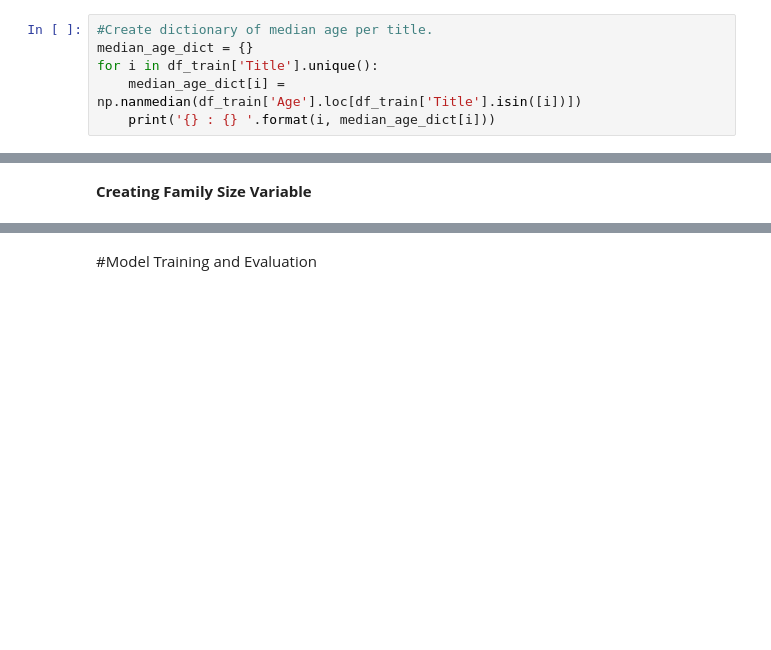
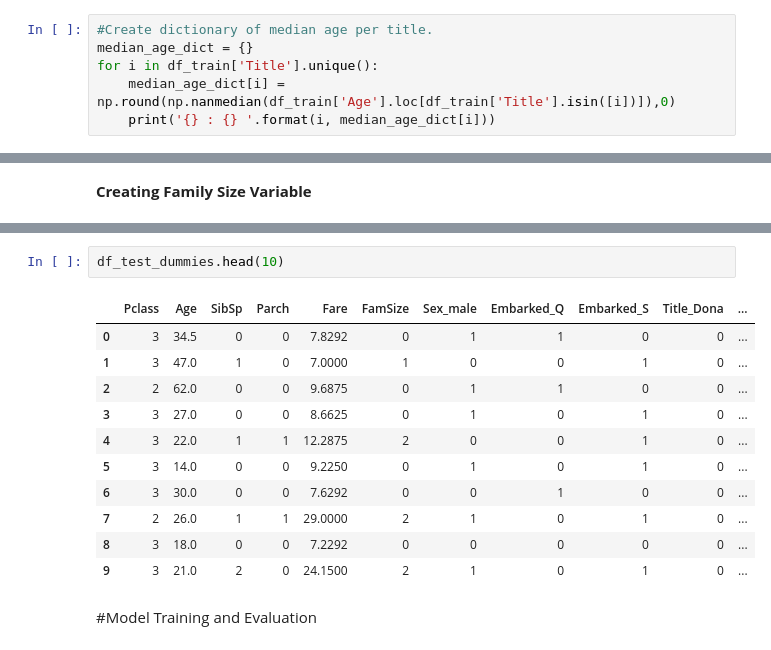
Before and after one commit to jamesmaddison/Titanic, a Jupyter notebook: Titanic.ipynb, the cells around one changed output, grey strips where cells are left out. Cells and saved outputs as stored; diff of their text form; blank space fills up the shorter version.

```diff
--- a/Titanic.ipynb
+++ b/Titanic.ipynb
@@ -261,7 +259,7 @@ We can utilise the new title variable to populate age based on mean age for the
 #Create dictionary of median age per title.
 median_age_dict = {}
 for i in df_train['Title'].unique():
-    median_age_dict[i] = np.nanmedian(df_train['Age'].loc[df_train['Title'].isin([i])])
+    median_age_dict[i] = np.round(np.nanmedian(df_train['Age'].loc[df_train['Title'].isin([i])]),0)
     print('{} : {} '.format(i, median_age_dict[i]))
 # %% [output]
 Mr : 30.0
@@ -328,2 +356,16 @@ Title: 0
+# %%
+df_test_dummies.head(10)
+# %% [output]
+|  | Pclass | Age | SibSp | Parch | Fare | FamSize | Sex_male | Embarked_Q | Embarked_S | Title_Dona | ... |
+| 0 | 3 | 34.5 | 0 | 0 | 7.8292 | 0 | 1 | 1 | 0 | 0 | ... |
+| 1 | 3 | 47.0 | 1 | 0 | 7.0000 | 1 | 0 | 0 | 1 | 0 | ... |
+| 2 | 2 | 62.0 | 0 | 0 | 9.6875 | 0 | 1 | 1 | 0 | 0 | ... |
+| 3 | 3 | 27.0 | 0 | 0 | 8.6625 | 0 | 1 | 0 | 1 | 0 | ... |
+| 4 | 3 | 22.0 | 1 | 1 | 12.2875 | 2 | 0 | 0 | 1 | 0 | ... |
+| 5 | 3 | 14.0 | 0 | 0 | 9.2250 | 0 | 1 | 0 | 1 | 0 | ... |
+| 6 | 3 | 30.0 | 0 | 0 | 7.6292 | 0 | 0 | 1 | 0 | 0 | ... |
+| 7 | 2 | 26.0 | 1 | 1 | 29.0000 | 2 | 1 | 0 | 1 | 0 | ... |
+| 8 | 3 | 18.0 | 0 | 0 | 7.2292 | 0 | 0 | 0 | 0 | 0 | ... |
+| 9 | 3 | 21.0 | 2 | 0 | 24.1500 | 2 | 1 | 0 | 1 | 0 | ... |
 # %% [markdown]
 #Model Training and Evaluation
```
Also changed, not shown: parts of 11 cells of this notebook.
